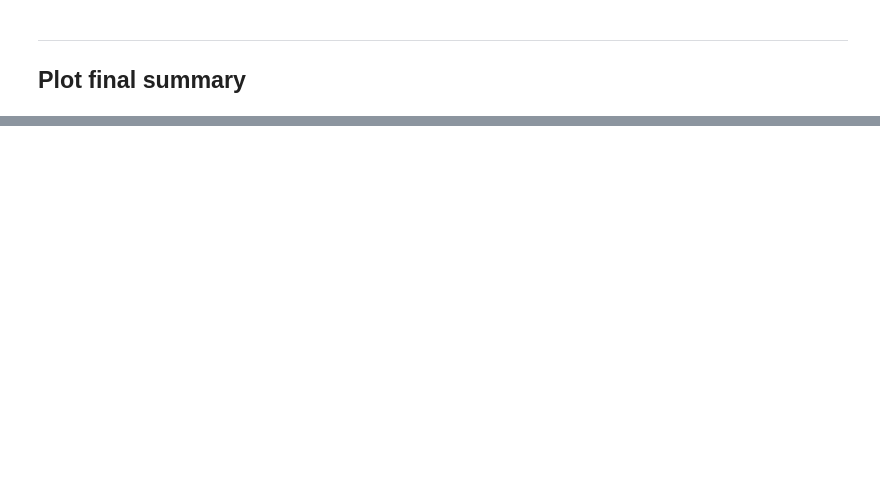
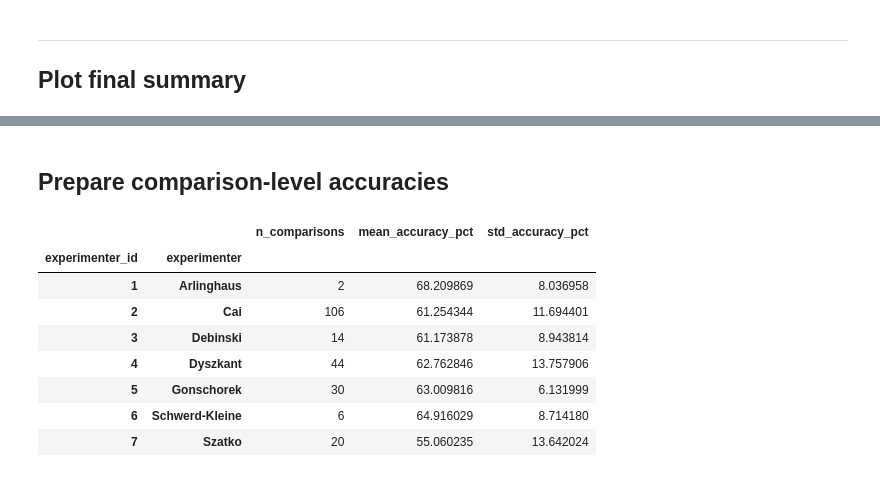
Before and after one commit to eulerlab/all-GCL-manuscript, a Jupyter notebook: notebooks/Fig5_technical_validation.ipynb, the cells around one changed output, grey strips where cells are left out. Drawn from its saved outputs; the diff is of its cells as text; code cells hidden in the pictures; blank space fills up the shorter version.

Commit message:
Add FigS1 notebook

```diff
--- a/notebooks/Fig5_technical_validation.ipynb
+++ b/notebooks/Fig5_technical_validation.ipynb
@@ -852,0 +914,70 @@ CONDITIONS_LIST_BINARY=['ageBinary_random_forest_features_chirp_8Hz_average_norm
+# %%
+RESULTS_FILE = Path(REPO_DIR) / "results" / (
+    "session_date_binary_exp_num_1_match_experimenter-age_diff_le_10w-"
+    "sex_unmatched-field_dist_unmatched_field_ids_0-1_"
+    "features_chirp_8Hz_average_norm_preproc_bar.csv"
+)
+FIG_DIR = Path(REPO_DIR) / "figures"
+FIG_DIR.mkdir(exist_ok=True)
+
+if not RESULTS_FILE.exists():
+    raise FileNotFoundError(RESULTS_FILE)
+# %% [markdown]
+## Prepare comparison-level accuracies
+# %%
+comparison_id_cols = ["experimenter", "date_a", "date_b", "train_field_id", "test_field_id"]
+required_cols = [*comparison_id_cols, "age_week_a", "age_week_b", "test_accuracy_cell"]
+
+intra_experimenter_results = pd.read_csv(RESULTS_FILE, usecols=required_cols)
+numeric_cols = ["age_week_a", "age_week_b", "test_accuracy_cell"]
+intra_experimenter_results[numeric_cols] = intra_experimenter_results[numeric_cols].apply(
+    pd.to_numeric,
+    errors="raise",
+)
+
+# Keep comparisons where both mice are at least 4 weeks old.
+intra_experimenter_results = intra_experimenter_results.dropna(subset=required_cols).copy()
+intra_experimenter_results = intra_experimenter_results[
+    (intra_experimenter_results["age_week_a"] >= 4)
+    & (intra_experimenter_results["age_week_b"] >= 4)
+].copy()
+
+# Match the LabelEncoder-based experimenter IDs used in the original Fig5 notebook.
+experimenter_encoder = LabelEncoder()
+experimenter_encoder.fit(intra_experimenter_results["experimenter"].sort_values().unique())
+experimenter_mapping = {
+    experimenter: str(experimenter_id + 1)
+    for experimenter_id, experimenter in enumerate(experimenter_encoder.classes_)
+}
+intra_experimenter_results["experimenter_id"] = intra_experimenter_results["experimenter"].map(
+    experimenter_mapping
+)
+
+comparison_results = (
+    intra_experimenter_results.groupby(["experimenter_id", *comparison_id_cols], dropna=False)
+    .agg(accuracy=("test_accuracy_cell", "mean"))
+    .reset_index()
+)
+comparison_results["accuracy_pct"] = comparison_results["accuracy"] * 100.0
+
+experimenter_summary = (
+    comparison_results.groupby(["experimenter_id", "experimenter"], dropna=False)
+    .agg(
+        n_comparisons=("accuracy_pct", "size"),
+        mean_accuracy_pct=("accuracy_pct", "mean"),
+        std_accuracy_pct=("accuracy_pct", "std"),
+    )
+    .sort_index(level="experimenter_id", key=lambda idx: idx.astype(int))
+)
+
+experimenter_summary
+# %% [output]
+|  |  | n_comparisons | mean_accuracy_pct | std_accuracy_pct |
+| experimenter_id | experimenter |  |  |  |
+| 1 | Arlinghaus | 2 | 68.209869 | 8.036958 |
+| 2 | Cai | 106 | 61.254344 | 11.694401 |
+| 3 | Debinski | 14 | 61.173878 | 8.943814 |
+| 4 | Dyszkant | 44 | 62.762846 | 13.757906 |
+| 5 | Gonschorek | 30 | 63.009816 | 6.131999 |
+| 6 | Schwerd-Kleine | 6 | 64.916029 | 8.714180 |
+| 7 | Szatko | 20 | 55.060235 | 13.642024 |
```
Also changed, not shown: parts of 21 cells of this notebook, 5 other files.
